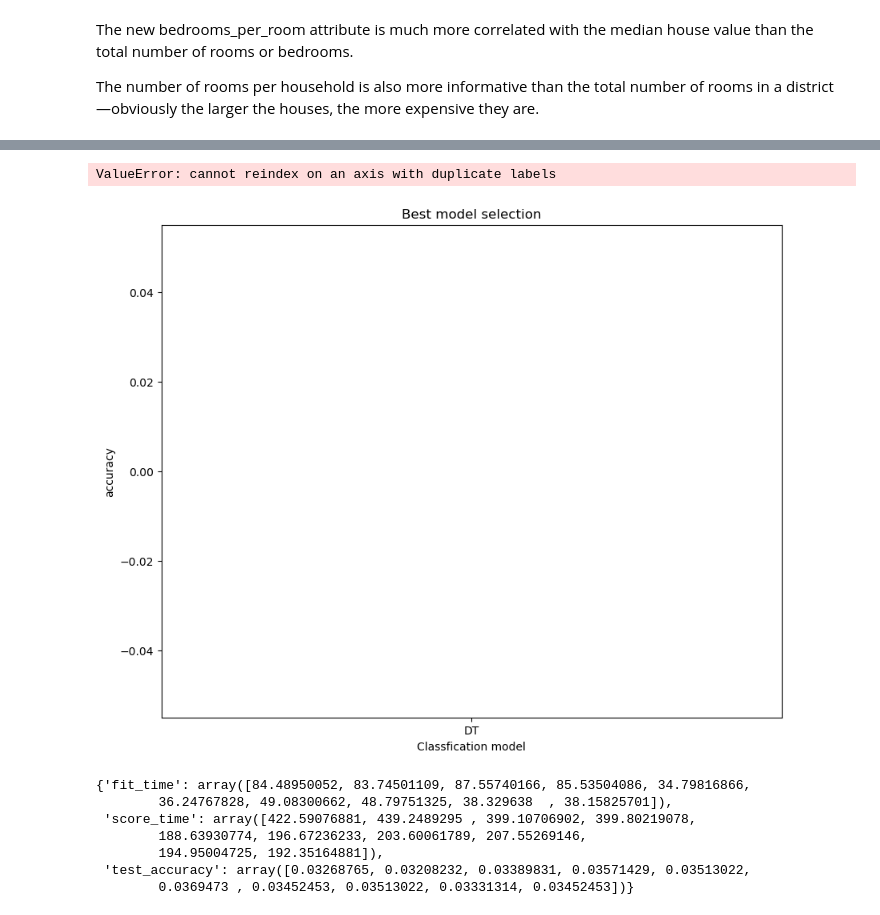
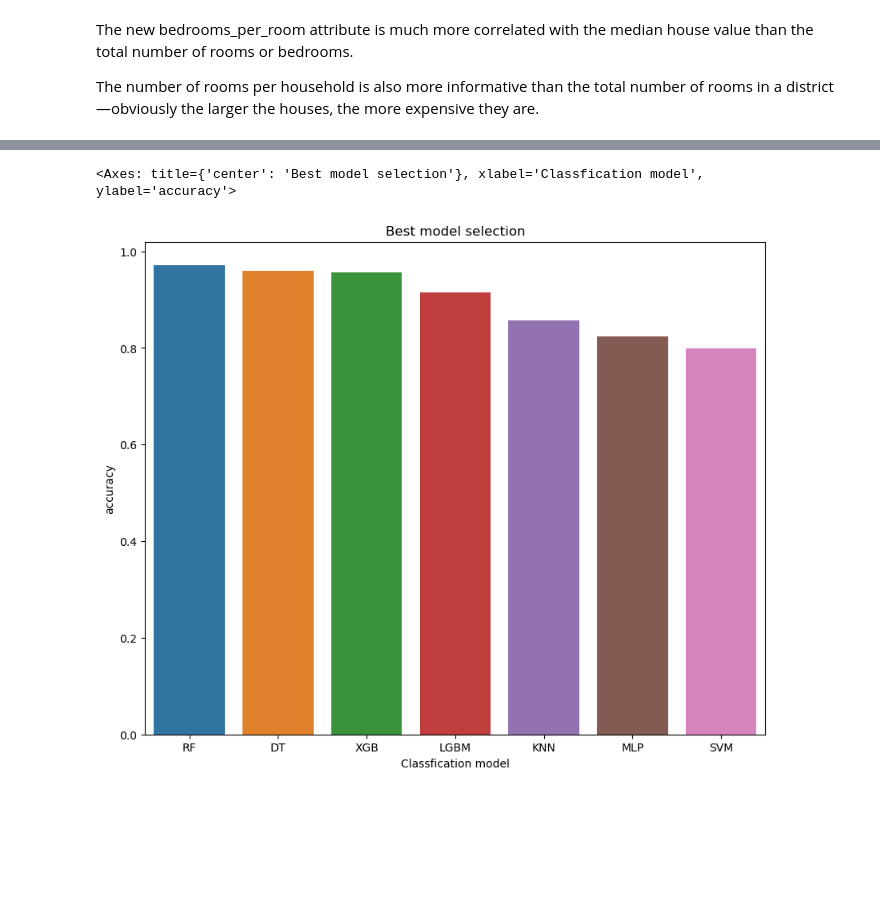
Before and after one commit to saiyedduri/Housing-prices-prediction, a Jupyter notebook: Housing prices jupyter notebook2.ipynb, the cells around one changed output, grey strips where cells are left out. Cells and saved outputs as stored; diff of their text form; code cells hidden in the pictures; blank space fills up the shorter version.

Commit message:
added model selection plot

```diff
--- a/Housing prices jupyter notebook.ipynb
+++ b/Housing prices jupyter notebook2.ipynb
@@ -341,4 +341,9 @@ strat_train,strat_test=preprocessor.stratified_split(preserve_feature="discrete_
 df_with_income_cat["discrete_cat"].value_counts()/len(df_with_income_cat)
 
 train_data,test_data=preprocessor.drop_features(drop_feature=["discrete_cat","ocean_proximity"],dataframes=[strat_train,strat_test])
+
+# Standardizing the data
+scaler=StandardScaler()
+train_data=pd.DataFrame(scaler.fit_transform(train_data),columns=train_data.columns)
+train_data
 # %% [output]
@@ -441,26 +474,28 @@ regressor = {
     "SVM": SVR(),
     "MLP": MLPRegressor(),
     "XGB": XGBRegressor(),
-    "LGBM": LGBMRegressor(),
-    "SGD": SGDRegressor()
+    "LGBM": LGBMRegressor()
 }
 # %%
 results_list=[]
 for name,model in regressor.items():
     cv_results=cross_validate(
-        model,X_train,y_train,cv=5, scoring=["neg_mean_absolute_error","neg_mean_square_error","r2"],
+        model,X_train,y_train,cv=5, scoring=["neg_mean_absolute_error","neg_mean_squared_error","r2"],
         n_jobs=4
     )
     df=pd.DataFrame({"regressor":[name],
-                    "avg_r2":[np.mean(cv_results["test_r2"])],
-                    "avg_mae":[np.mean(cv_results["test_neg_mean_absolute_error"])],
-
+                    "avg_r2":np.abs([np.mean(cv_results["test_r2"])]),
+                    "avg_mae":np.abs([np.mean(cv_results["test_neg_mean_absolute_error"])]),
+                    "avg_mse":np.abs([np.mean(cv_results["test_neg_mean_squared_error"])])
                     })
     results_list.append(df)
 # %%
 results_df=pd.concat(results_list)
-sorted_results=results_df.sort_values(by=["test_r2"],ascending=False)
+sorted_results1=results_df.sort_values(by=["avg_r2"],ascending=False)
+sorted_results2=results_df.sort_values(by=["avg_mae"],ascending=True)
+sorted_results3=results_df.sort_values(by=["avg_mse"],ascending=True)
 
-
-sorted_results
+display(sorted_results1)
+display(sorted_results2)
+display(sorted_results3)
 # %% [output]
@@ -476,21 +526,8 @@ sorted_results
 # %%
 fig,axis=plt.subplots(figsize=(10,8))
 axis.set(xlabel="Classfication model",ylabel="accuracy",title="Best model selection")
-
-sns.barplot(data=sorted_results,x=sorted_results["classifier"],y=sorted_results["avg_accuracy"],
+sns.barplot(data=sorted_results1,x="regressor",y="avg_r2",hue="regressor",
            ax=axis)
-
-axis.legend(loc="upper right")
 # %% [output]
-ValueError: cannot reindex on an axis with duplicate labels
+<Axes: title={'center': 'Best model selection'}, xlabel='Classfication model', ylabel='accuracy'>
-[figure, old version]
+[figure, new version]
-# %%
-cv_results
-# %% [output]
-{'fit_time': array([84.48950052, 83.74501109, 87.55740166, 85.53504086, 34.79816866,
-        36.24767828, 49.08300662, 48.79751325, 38.329638  , 38.15825701]),
- 'score_time': array([422.59076881, 439.2489295 , 399.10706902, 399.80219078,
-        188.63930774, 196.67236233, 203.60061789, 207.55269146,
-        194.95004725, 192.35164881]),
- 'test_accuracy': array([0.03268765, 0.03208232, 0.03389831, 0.03571429, 0.03513022,
-        0.0369473 , 0.03452453, 0.03513022, 0.03331314, 0.03452453])}
```
Also changed, not shown: parts of 9 cells of this notebook.
